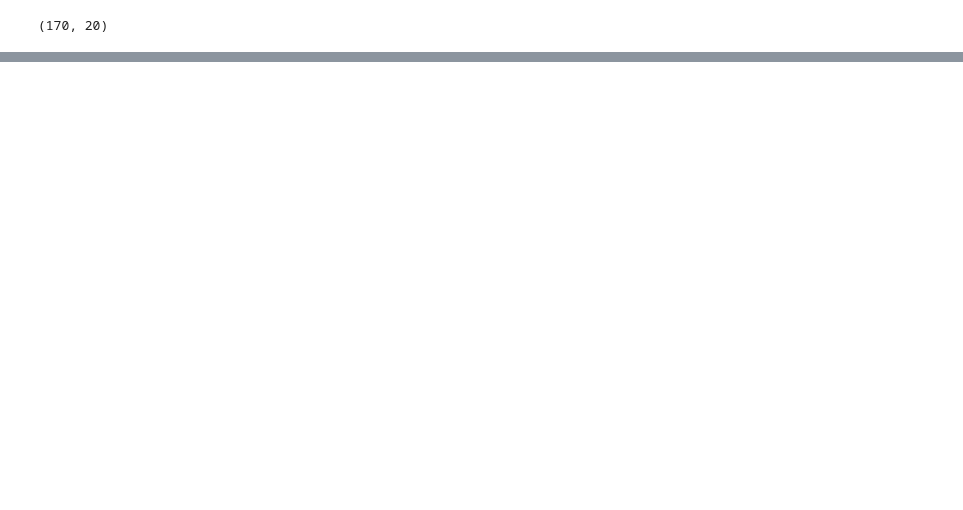
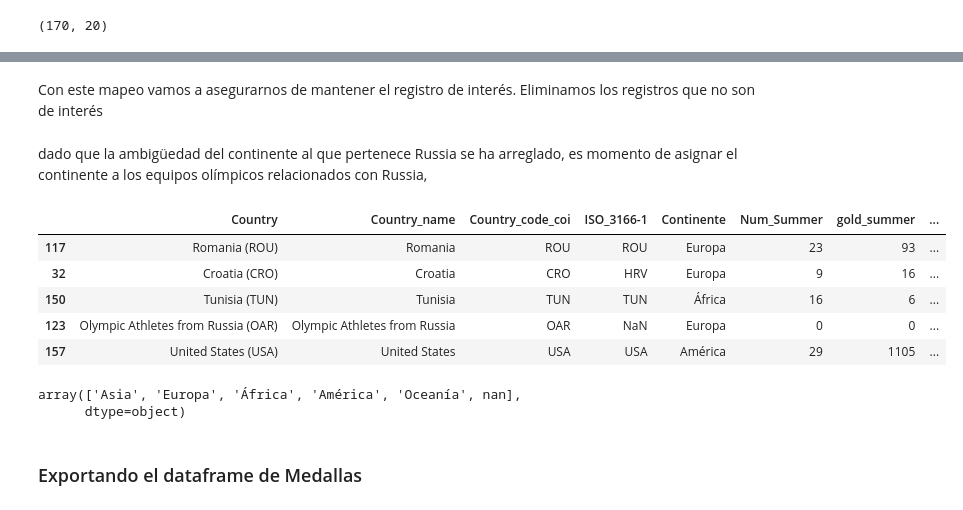
Before and after one commit to leodan52/OlympicMedalsByCountry, a Jupyter notebook: tratamiento_de_datos.ipynb, the cells around one changed output, grey strips where cells are left out. Cells and saved outputs as stored; diff of their text form; code cells hidden in the pictures; blank space fills up the shorter version.

```diff
--- a/tratamiento_de_datos.ipynb
+++ b/tratamiento_de_datos.ipynb
@@ -394,3 +491,46 @@ df[df.duplicated(subset=["Country_code_coi"], keep=False)]
+# %%
+map_eliminar_registros_casi_duplicados = {
+	"Armenia" : "Europa",
+	"Azerbaijan" : "Asia",
+	"Cyprus" : "Europa",
+	"Egypt" : "África",
+	"Georgia" : "Europa",
+	"Kazakhstan" : "Asia",
+	"Russia" : "Europa",
+	"Turkey" : "Europa"
+}
+# %% [markdown]
+Con este mapeo vamos a asegurarnos de mantener el registro de interés. Eliminamos los registros que no son de interés
+# %%
+index_eliminar = df[df.apply(lambda x: x["Continente"] != map_eliminar_registros_casi_duplicados[x["Country_name"]] if x["Country_name"] in map_eliminar_registros_casi_duplicados else False, axis=1)].index
+df = df.drop(index_eliminar)
+# %% [markdown]
+dado que la ambigüedad del continente al que pertenece Russia se ha arreglado, es momento de asignar el continente a los equipos olímpicos relacionados con Russia,
+# %%
+map_paises_continentes_relacion_rusia = {
+	'Russian Empire' : "Europa",
+	'Soviet Union' : "Europa",
+	'Unified Team' : "Europa",
+	'Olympic Athletes from Russia' : "Europa",
+	'ROC' : "Europa",
+	'Individual Neutral Athletes' : "Europa"
+}
+df["Continente"] = df.apply(lambda x: map_paises_continentes_relacion_rusia[x.Country_name] if x.Country_name in map_paises_continentes_relacion_rusia else x["Continente"], axis=1)
+df.sample(5)
+# %% [output]
+|  | Country | Country_name | Country_code_coi | ISO_3166-1 | Continente | Num_Summer | gold_summer | ... |
+| 117 | Romania (ROU) | Romania | ROU | ROU | Europa | 23 | 93 | ... |
+| 32 | Croatia (CRO) | Croatia | CRO | HRV | Europa | 9 | 16 | ... |
+| 150 | Tunisia (TUN) | Tunisia | TUN | TUN | África | 16 | 6 | ... |
+| 123 | Olympic Athletes from Russia (OAR) | Olympic Athletes from Russia | OAR | NaN | Europa | 0 | 0 | ... |
+| 157 | United States (USA) | United States | USA | USA | América | 29 | 1105 | ... |
+# %%
+df.Continente.unique()
+# %% [output]
+array(['Asia', 'Europa', 'África', 'América', 'Oceanía', nan],
+      dtype=object)
+# %% [markdown]
+### Exportando el dataframe de Medallas
 # %%
 df.to_csv(os.path.join(data_path,"olympics.csv"), index=False, encoding="utf-8")
 df.to_excel(os.path.join(data_path,"olympics_excel.xlsx"), index=False, encoding="utf-8")
```
Also changed, not shown: parts of 32 cells of this notebook, 3 other files.
